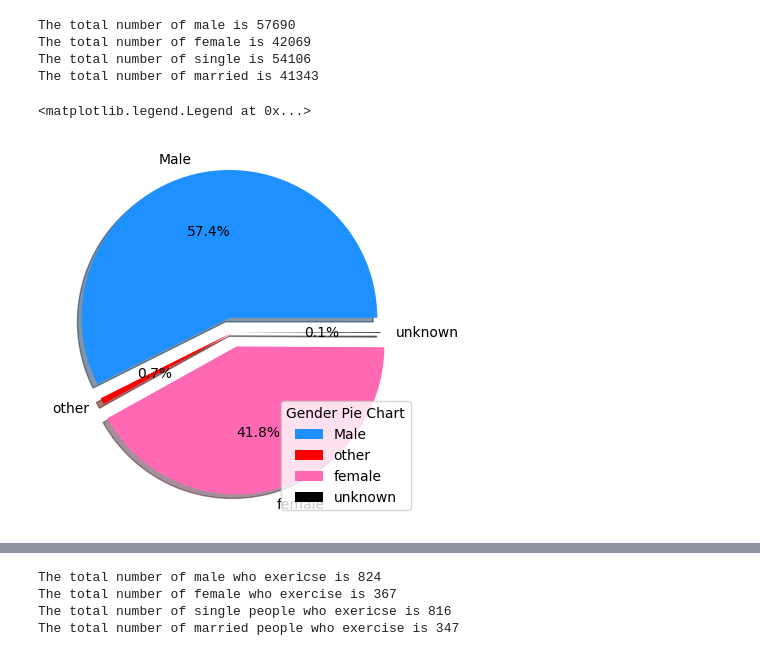
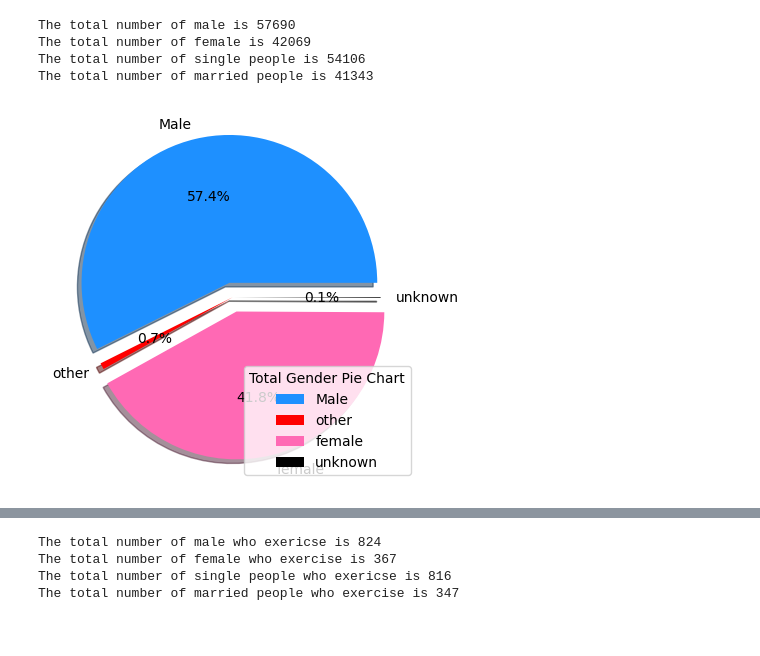
Before and after one commit to TZstatsADS/ads-fall2023-project1-fguo0805, a Jupyter notebook: doc/code.ipynb, the cells around one changed output, grey strips where cells are left out. Saved outputs shown, nothing was run; the diff lists cells and outputs as text; code cells hidden in the pictures.

```diff
--- a/doc/code.ipynb
+++ b/doc/code.ipynb
@@ -43,27 +36,28 @@ single_total = len(df_fm[df_fm["marital"] == "single"])
 married_total = len(df_fm[df_fm["marital"] == "married"])
 print(f"The total number of male is " + str(male_total))
 print(f"The total number of female is " + str(female_total))
-print(f"The total number of single is " + str(single_total))
-print(f"The total number of married is " + str(married_total))
+print(f"The total number of single people is " + str(single_total))
+print(f"The total number of married people is " + str(married_total))
 # %% [output]
 The total number of male is 57690
 The total number of female is 42069
-The total number of single is 54106
-The total number of married is 41343
+The total number of single people is 54106
+The total number of married people is 41343
 # %%
 male_value = len(df_fm[df_fm["gender"]=='m'])
 female_value = len(df_fm[df_fm["gender"]=='f'])
 o_value = len(df_fm[df_fm["gender"]=='o'])
 unknown_value = len(df_fm[df_fm["gender"].isna()])
 gender_value = np.array([male_value,o_value,female_value,unknown_value])
 pie_labels = ["Male", "other", "female", "unknown"]
 myexplode = [0.1, 0, 0.1, 0]
 mycolors = ["DodgerBlue", "red", "hotpink", "black"]
 plt.pie(gender_value,labels = pie_labels,explode = myexplode,shadow = True, colors = mycolors,autopct='%1.1f%%')
-plt.legend(title = "Gender Pie Chart")
+plt.legend(title = "Total Gender Pie Chart")
+
+#plt.savefig('/Users/feiyuguo/Documents/GitHub/ads-fall2023-project1-fguo0805/figs/Total_Gender_Pie_Chart.png')
 # %% [output]
-<matplotlib.legend.Legend at 0x...>
-[figure, old version]
+[figure, new version]
 # %%
 married_value = len(df_fm[df_fm["marital"]=='married'])
 widowed_value = len(df_fm[df_fm["marital"]=='widowed'])
```
Also changed, not shown: parts of 2 cells of this notebook, 2 other files.
